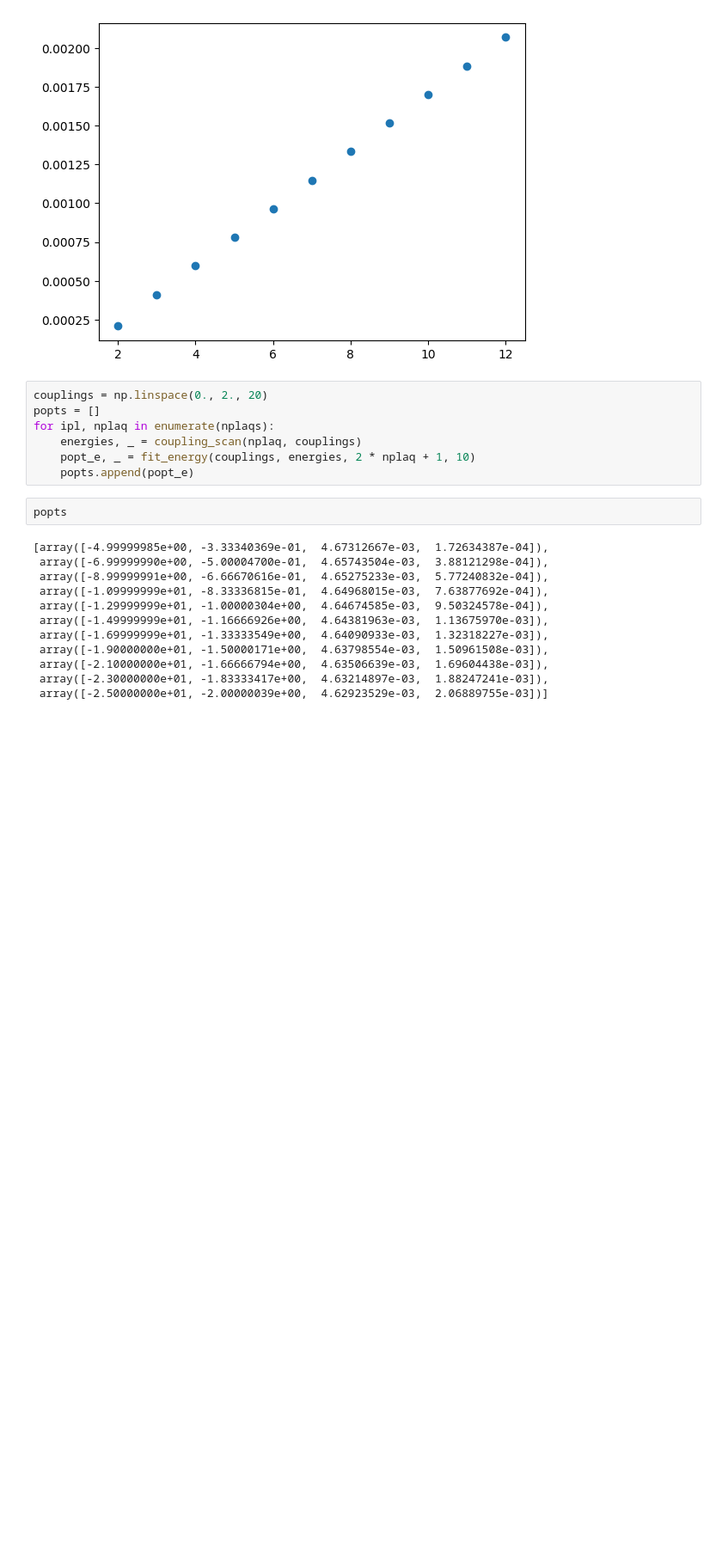
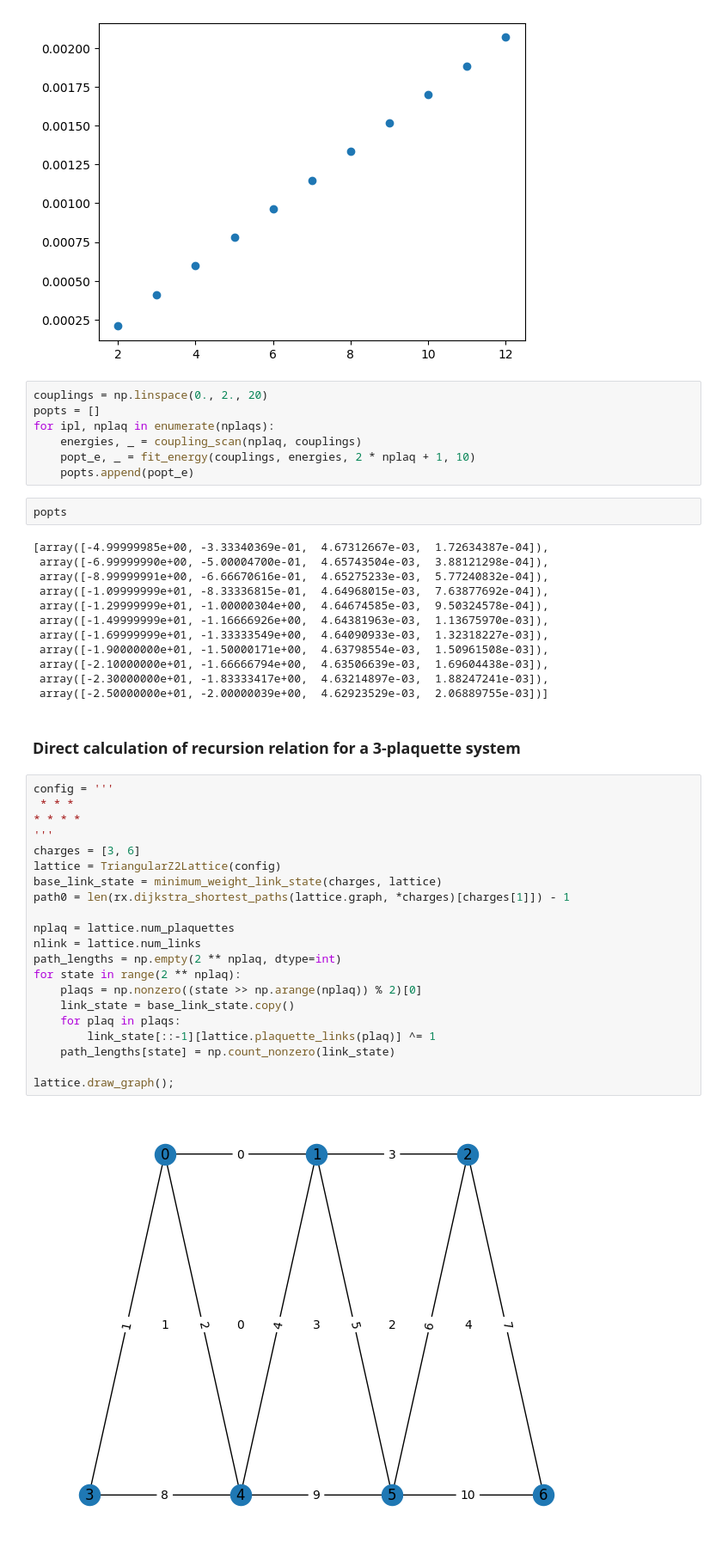
Before and after one commit to yiiyama/skqd_z2lgt, a Jupyter notebook: notebooks/perturbation.ipynb, the cells around one changed output. Shown at 86% size. Drawn from its saved outputs; the diff is of its cells as text; blank space fills up the shorter version.

```diff
--- a/notebooks/perturbation.ipynb
+++ b/notebooks/perturbation.ipynb
@@ -249,3 +249,28 @@ popts
  array([-2.10000000e+01, -1.66666794e+00,  4.63506639e-03,  1.69604438e-03]),
  array([-2.30000000e+01, -1.83333417e+00,  4.63214897e-03,  1.88247241e-03]),
  array([-2.50000000e+01, -2.00000039e+00,  4.62923529e-03,  2.06889755e-03])]
+# %% [markdown]
+### Direct calculation of recursion relation for a 3-plaquette system
+# %%
+config = '''
+ * * *
+* * * *
+'''
+charges = [3, 6]
+lattice = TriangularZ2Lattice(config)
+base_link_state = minimum_weight_link_state(charges, lattice)
+path0 = len(rx.dijkstra_shortest_paths(lattice.graph, *charges)[charges[1]]) - 1
+
+nplaq = lattice.num_plaquettes
+nlink = lattice.num_links
+path_lengths = np.empty(2 ** nplaq, dtype=int)
+for state in range(2 ** nplaq):
+    plaqs = np.nonzero((state >> np.arange(nplaq)) % 2)[0]
+    link_state = base_link_state.copy()
+    for plaq in plaqs:
+        link_state[::-1][lattice.plaquette_links(plaq)] ^= 1
+    path_lengths[state] = np.count_nonzero(link_state)
+
+lattice.draw_graph();
+# %% [output]
+[figure, added]
```
Also changed, not shown: parts of 2 cells of this notebook, 15 other files.
